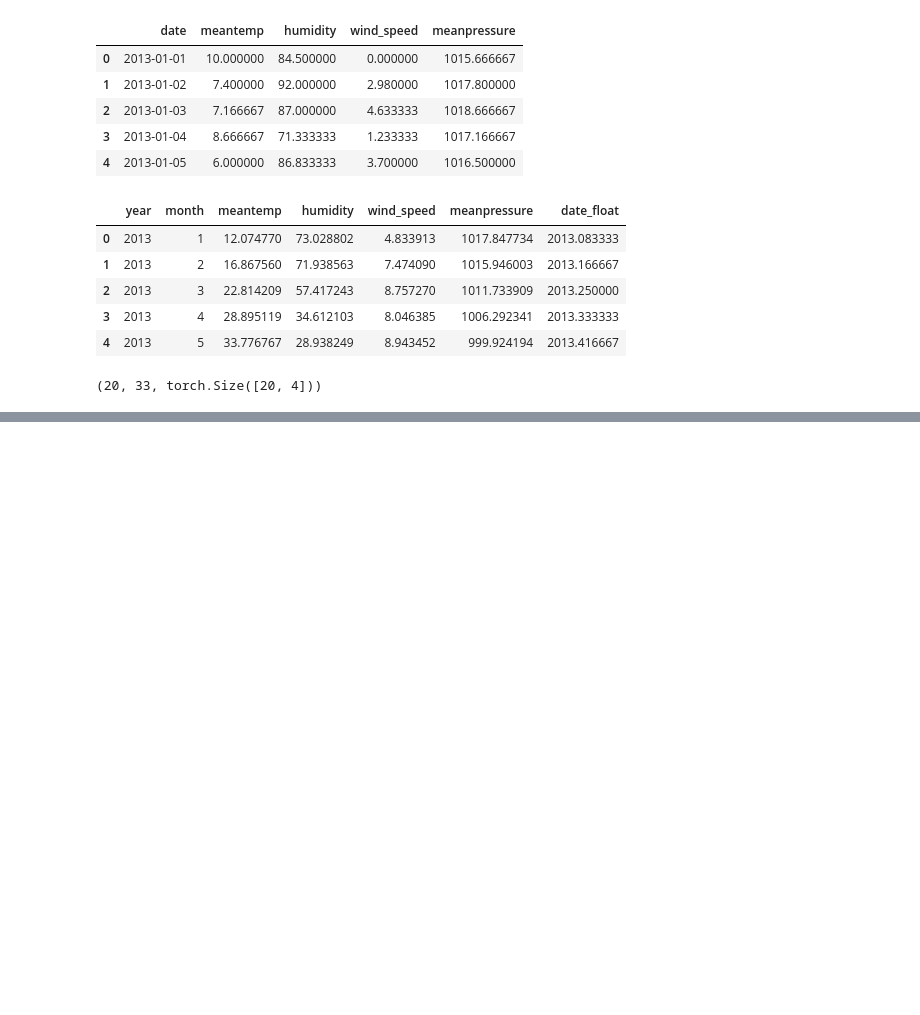
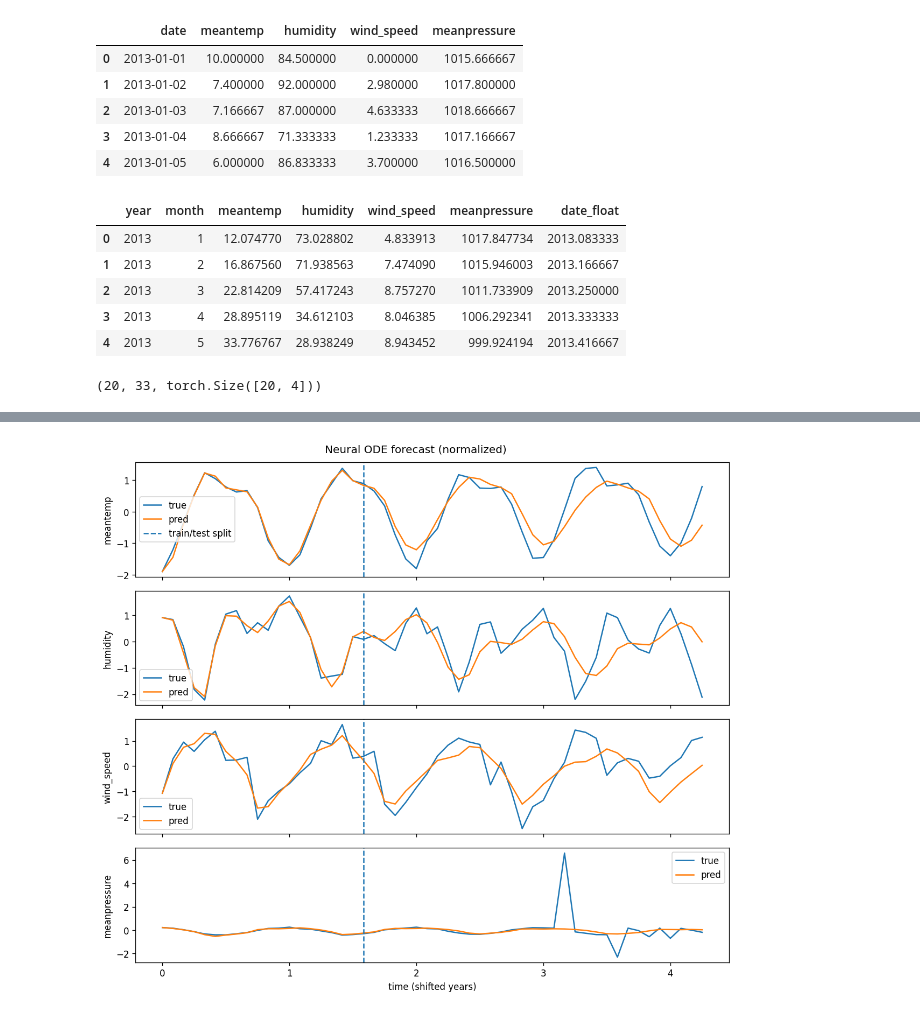
Before and after one commit to jaredlan1/getting_started_with_ML, a Jupyter notebook: HW5.ipynb, the cells around one changed output, grey strips where cells are left out. Cells and saved outputs as stored; diff of their text form; code cells hidden in the pictures; blank space fills up the shorter version.

```diff
--- a/HW5.ipynb
+++ b/HW5.ipynb
@@ -190,0 +205,26 @@ hist[-10:]
+# %%
+with torch.no_grad():
+    y0_full = y_train[0]
+    pred_full = rollout(func, y0_full, t_torch, rtol=1e-6, atol=1e-6, method="dopri5")
+    pred_full = pred_full.detach().cpu().numpy()
+    true_full = Y_torch.detach().cpu().numpy()
+    t_full = t_torch.detach().cpu().numpy()
+
+split_time = t_full[T_train-1]
+
+fig, axes = plt.subplots(true_full.shape[1], 1, figsize=(10, 2.2*true_full.shape[1]), sharex=True)
+if true_full.shape[1] == 1: axes = [axes]
+
+for i, ax in enumerate(axes):
+    ax.plot(t_full, true_full[:, i], label="true")
+    ax.plot(t_full, pred_full[:, i], label="pred")
+    ax.axvline(split_time, linestyle="--", label="train/test split" if i == 0 else None)
+    ax.set_ylabel(features[i])
+    ax.legend()
+
+axes[-1].set_xlabel("time (shifted years)")
+fig.suptitle("Neural ODE forecast (normalized)")
+plt.tight_layout()
+plt.show()
+# %% [output]
+[figure, added]
```
Also changed, not shown: parts of 1 cell of this notebook.
